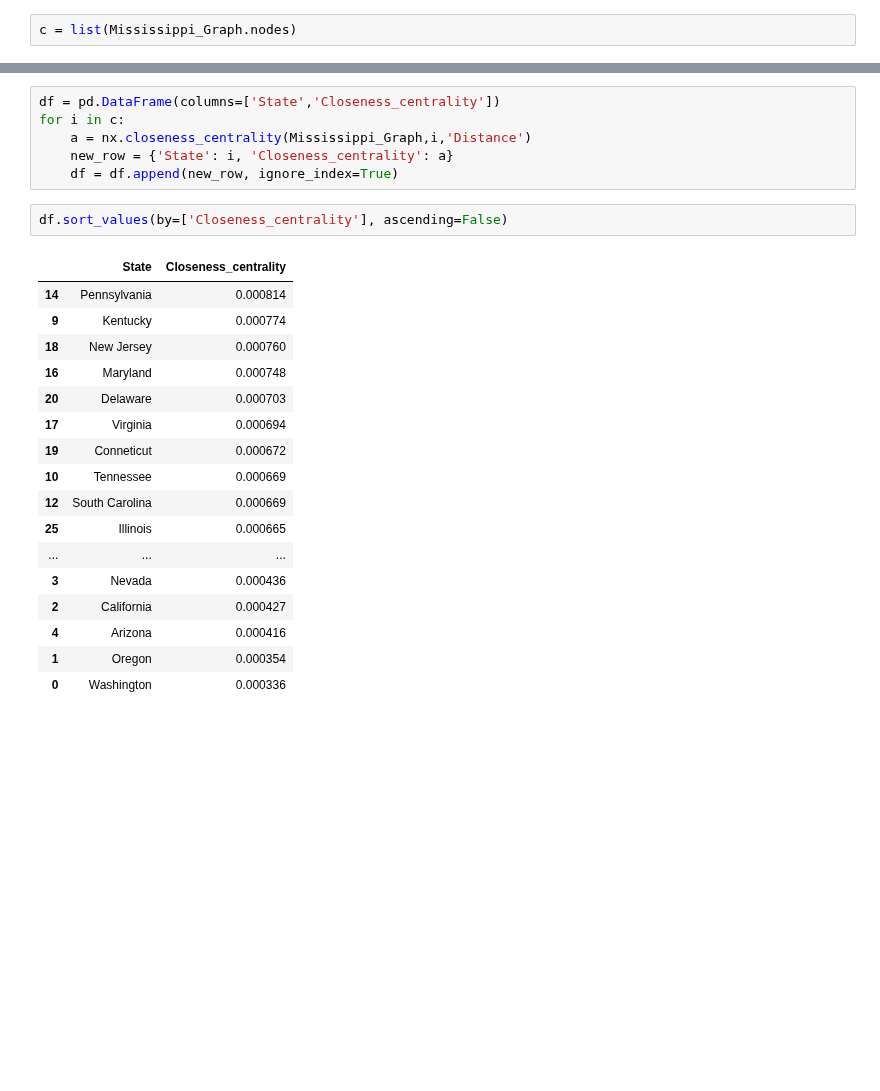
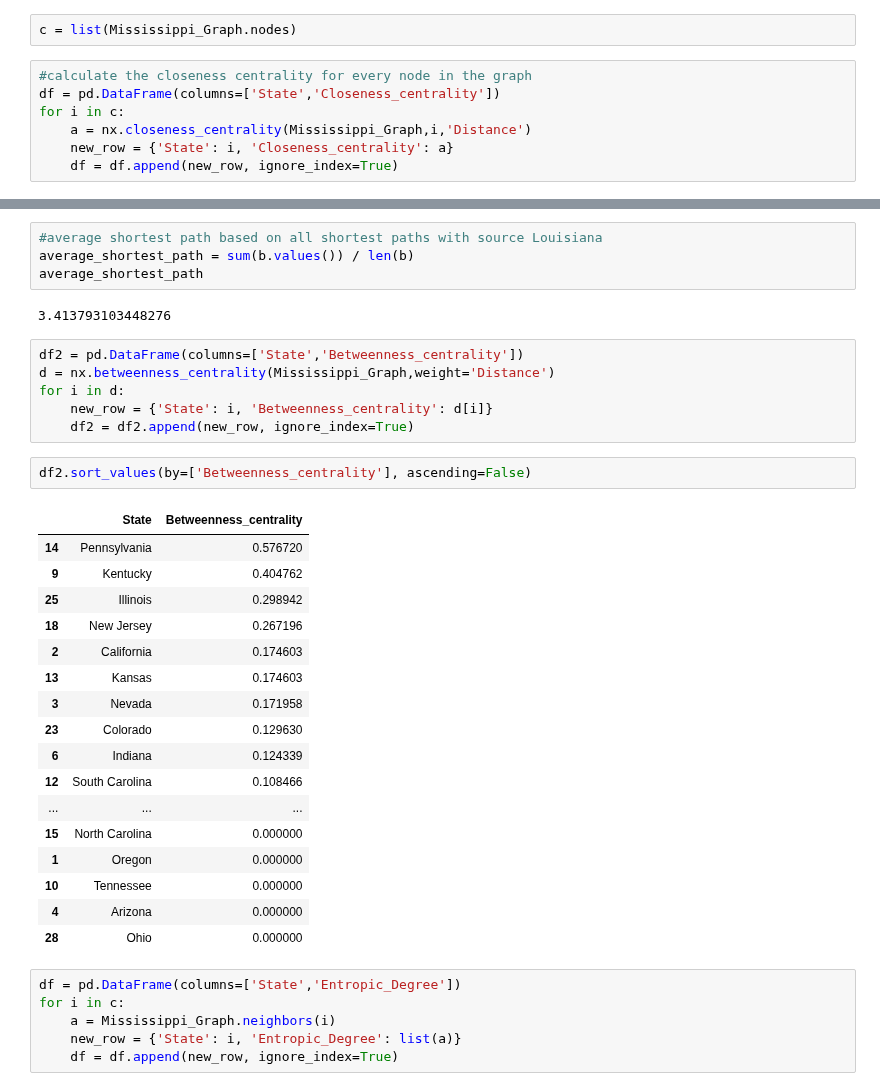
Before and after one commit to kelvinengee/network, a Jupyter notebook: Mississippi.ipynb, the cells around one changed output, grey strips where cells are left out. Drawn from its saved outputs; the diff is of its cells as text; blank space fills up the shorter version.

```diff
--- a/Mississippi.ipynb
+++ b/Mississippi.ipynb
@@ -148,3 +142,10 @@ For example, this is the documentation on calculating the edge betweenness centr
 https://networkx.github.io/documentation/stable/reference/algorithms/generated/networkx.algorithms.centrality.edge_betweenness_centrality.html#networkx.algorithms.centrality.edge_betweenness_centrality
 # %%
 c = list(Mississippi_Graph.nodes)
+# %%
+#calculate the closeness centrality for every node in the graph
+df = pd.DataFrame(columns=['State','Closeness_centrality'])
+for i in c:
+    a = nx.closeness_centrality(Mississippi_Graph,i,'Distance')
+    new_row = {'State': i, 'Closeness_centrality': a}
+    df = df.append(new_row, ignore_index=True)
@@ -151,26 +195,38 @@ c = list(Mississippi_Graph.nodes)
+# %%
+#average shortest path based on all shortest paths with source Louisiana
+average_shortest_path = sum(b.values()) / len(b)
+average_shortest_path
+# %% [output]
+3.413793103448276
+# %%
+df2 = pd.DataFrame(columns=['State','Betweenness_centrality'])
+d = nx.betweenness_centrality(Mississippi_Graph,weight='Distance')
+for i in d:
+    new_row = {'State': i, 'Betweenness_centrality': d[i]}
+    df2 = df2.append(new_row, ignore_index=True)
+# %%
+df2.sort_values(by=['Betweenness_centrality'], ascending=False)
+# %% [output]
+|  | State | Betweenness_centrality |
+| 14 | Pennsylvania | 0.576720 |
+| 9 | Kentucky | 0.404762 |
+| 25 | Illinois | 0.298942 |
+| 18 | New Jersey | 0.267196 |
+| 2 | California | 0.174603 |
+| 13 | Kansas | 0.174603 |
+| 3 | Nevada | 0.171958 |
+| 23 | Colorado | 0.129630 |
+| 6 | Indiana | 0.124339 |
+| 12 | South Carolina | 0.108466 |
+| ... | ... | ... |
+| 15 | North Carolina | 0.000000 |
+| 1 | Oregon | 0.000000 |
+| 10 | Tennessee | 0.000000 |
+| 4 | Arizona | 0.000000 |
+| 28 | Ohio | 0.000000 |
 # %%
-df = pd.DataFrame(columns=['State','Closeness_centrality'])
+df = pd.DataFrame(columns=['State','Entropic_Degree'])
 for i in c:
-    a = nx.closeness_centrality(Mississippi_Graph,i,'Distance')
-    new_row = {'State': i, 'Closeness_centrality': a}
+    a = Mississippi_Graph.neighbors(i)
+    new_row = {'State': i, 'Entropic_Degree': list(a)}
     df = df.append(new_row, ignore_index=True)
-# %%
-df.sort_values(by=['Closeness_centrality'], ascending=False)
-# %% [output]
-|  | State | Closeness_centrality |
-| 14 | Pennsylvania | 0.000814 |
-| 9 | Kentucky | 0.000774 |
-| 18 | New Jersey | 0.000760 |
-| 16 | Maryland | 0.000748 |
-| 20 | Delaware | 0.000703 |
-| 17 | Virginia | 0.000694 |
-| 19 | Conneticut | 0.000672 |
-| 10 | Tennessee | 0.000669 |
-| 12 | South Carolina | 0.000669 |
-| 25 | Illinois | 0.000665 |
-| ... | ... | ... |
-| 3 | Nevada | 0.000436 |
-| 2 | California | 0.000427 |
-| 4 | Arizona | 0.000416 |
-| 1 | Oregon | 0.000354 |
-| 0 | Washington | 0.000336 |
```
Also changed, not shown: parts of 9 cells of this notebook, 2 other files.
